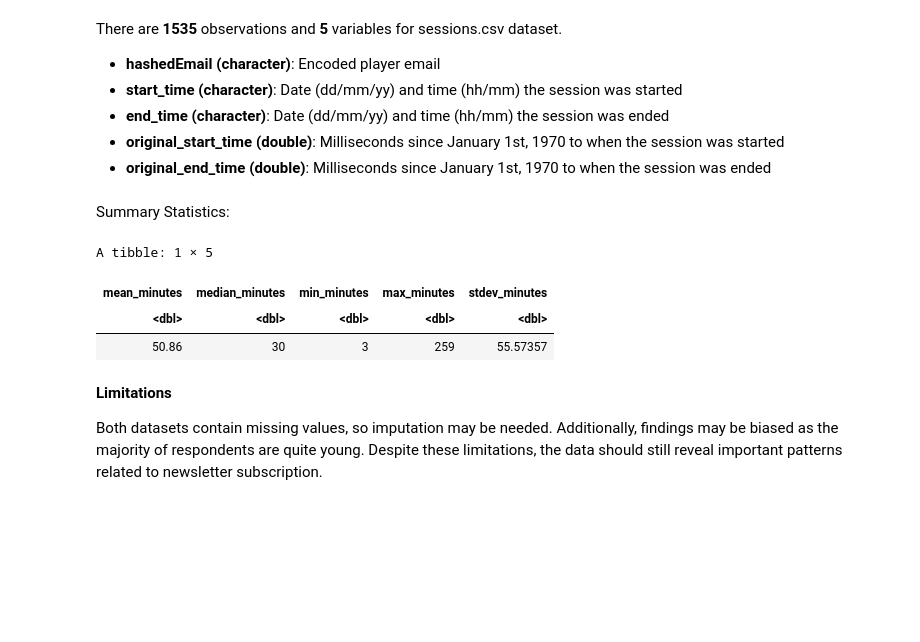
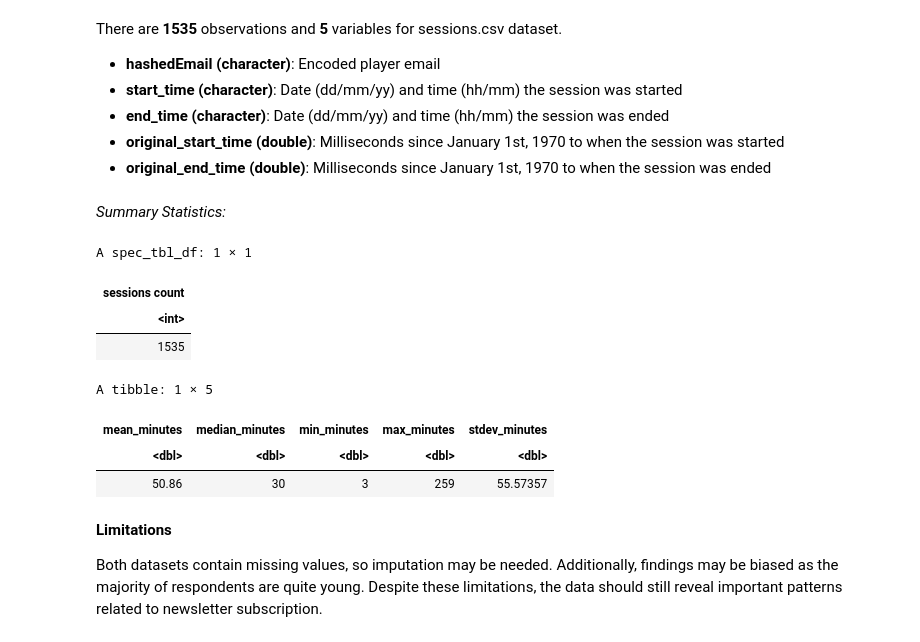
Before and after one commit to strikerjoseph734-glitch/individual_planning_project, a Jupyter notebook: planning_proposal.ipynb, the cells around one changed output. Cells and saved outputs as stored; diff of their text form; code cells hidden in the pictures; blank space fills up the shorter version.

```diff
--- a/planning_proposal.ipynb
+++ b/planning_proposal.ipynb
@@ -175,32 +183,39 @@ There are **1535** observations and **5** variables for sessions.csv dataset.
 - **original_start_time (double)**: Milliseconds since January 1st, 1970 to when the session was started
 - **original_end_time (double)**: Milliseconds since January 1st, 1970 to when the session was ended
 # %% [markdown]
-Summary Statistics:
+*Summary Statistics:*
 # %%
 library(lubridate)
+
+sessions_count <- count(sessions, name = "sessions count")
+sessions_count
 
 #advice on how to convert using lubridate taken from here:
 #https://www.r-bloggers.com/2024/09/mastering-date-and-time-data-in-r-with-lubridate/
 sessions_summary <- sessions |>
   mutate(
     start_time = dmy_hm(start_time),
     end_time = dmy_hm(end_time),
     session_minutes = as.numeric(end_time - start_time)
   )|>
 summarise(
     mean_minutes = round(mean(session_minutes, na.rm = TRUE), 2),
     median_minutes = round(median(session_minutes, na.rm = TRUE), 2),
     min_minutes = round(min(session_minutes, na.rm = TRUE ), 2),
     max_minutes = round(max(session_minutes, na.rm = TRUE ), 2),
     stdev_minutes = sd(session_minutes, na.rm = TRUE)
     )
 
 sessions_summary
 # %% [output]
-A tibble: 1 × 5
+A spec_tbl_df: 1 × 1
-| mean_minutes | median_minutes | min_minutes | max_minutes | stdev_minutes |
-| <dbl> | <dbl> | <dbl> | <dbl> | <dbl> |
-| 50.86 | 30 | 3 | 259 | 55.57357 |
+| sessions count |
+| <int> |
+| 1535 |
+A tibble: 1 × 5
+| mean_minutes | median_minutes | min_minutes | max_minutes | stdev_minutes |
+| <dbl> | <dbl> | <dbl> | <dbl> | <dbl> |
+| 50.86 | 30 | 3 | 259 | 55.57357 |
 # %% [markdown]
 **Limitations**
 
```
Also changed, not shown: parts of 6 cells of this notebook.
